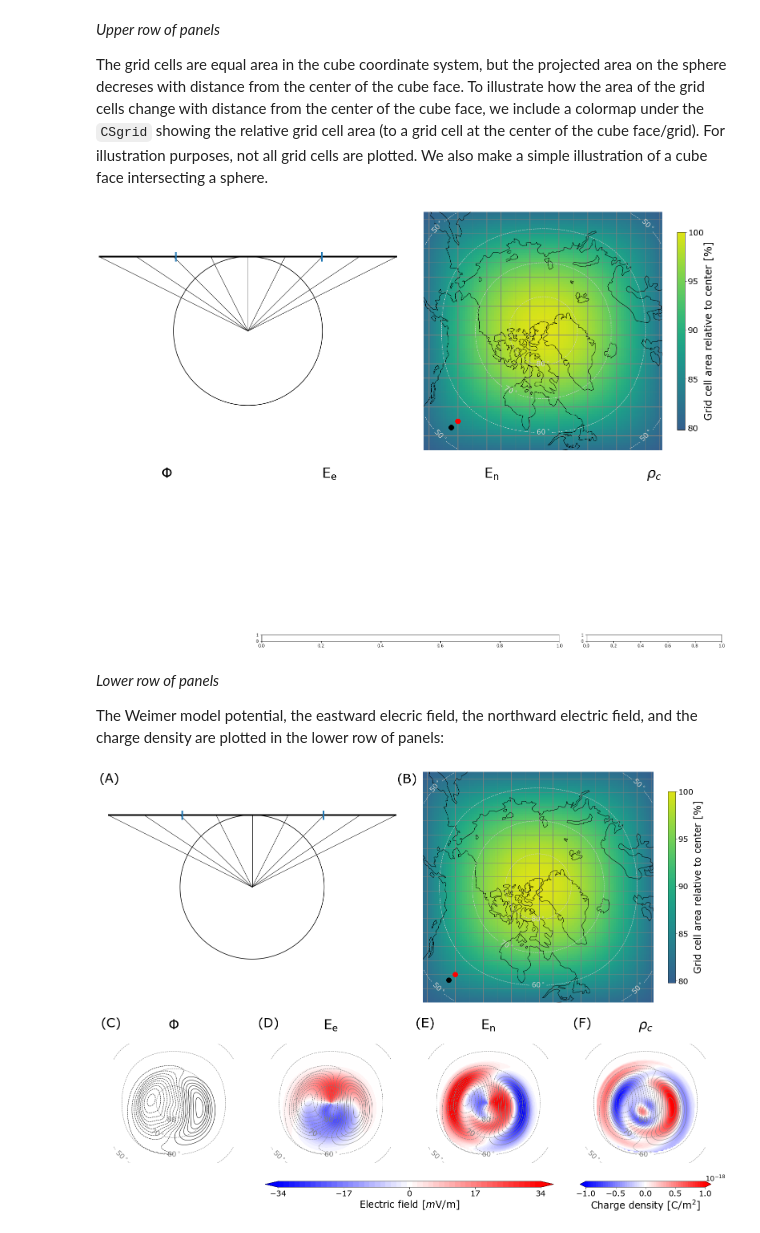
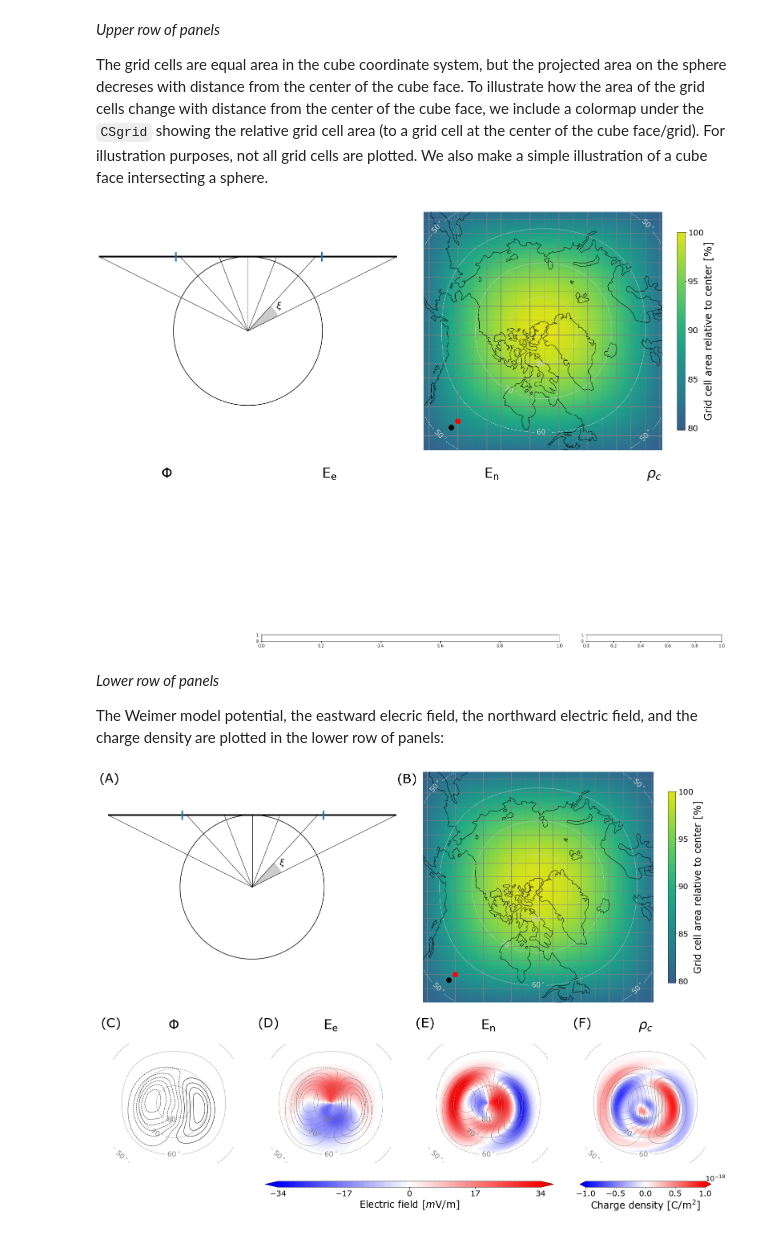
Before and after one commit to klaundal/lompe, a Jupyter notebook: examples/code_paper_figures/01_cubed_sphere_weimer_potential.ipynb, the cells around one changed output. Saved outputs shown, nothing was run; the diff lists cells and outputs as text; code cells hidden in the pictures.

```diff
--- a/examples/code_paper_figures/01_cubed_sphere_weimer_potential.ipynb
+++ b/examples/code_paper_figures/01_cubed_sphere_weimer_potential.ipynb
@@ -58,0 +43,11 @@ Phi     = griddata((xi.flatten(), eta.flatten()), Phi.flatten(), (grid.xi.flatte
+# %%
+# read potential file:
+weimer = np.load('./datasets/interpolated_weimer.npz')
+Phi = weimer['Phi']
+latxx = weimer['lat']
+lonxx = weimer['lon']
+
+# interpolate potential to cubedsphere grid
+xi, eta = grid.projection.geo2cube(lonxx, latxx)
+Phi     = griddata((xi.flatten(), eta.flatten()), Phi.flatten(), (grid.xi.flatten(), grid.eta.flatten()),
+                   fill_value = 0, method = 'cubic').reshape(grid.shape)
@@ -155,9 +165,19 @@ C = a ** 2 + b ** 2 - 16   # function of a circle with radius 4
 axs['onsphere'].contour(a, b, C, levels=[0], colors='black')
 axs['onsphere'].plot([-8,8],[4,4], color='black', lw=4)
 
-# lines from center of sphere to equally spaced regions on grid
-for i in range(-8,9,2):
-    axs['onsphere'].plot([0,i],[0,4], color='black', lw=1)
+# lines from center of sphere to grid - same angle
+totang = np.arctan(8/4)
+for i in np.arange(-totang,totang+.1,totang/3):
+    xdist = np.tan(i)*4
+    axs['onsphere'].plot([0,xdist],[0,4], color='black', lw=1)
+# indicate xi on one of the angles
+xs = [0]
+ys = [0]
+for theta in np.linspace(np.pi/2-(totang/3)*2,np.pi/2-totang,9):
+    xs.append(1.8*np.cos(theta))
+    ys.append(1.8*np.sin(theta))
+axs['onsphere'].fill(xs, ys, color='grey', alpha=.4)
+axs['onsphere'].text(1.5, 1.2, r'$\xi$', size=22)
 
 # indicate grid region from (A) with blue lines
 yedge = np.tan((90-grid.lat.min())*np.pi/180.)*4
@@ -186,34 +206,34 @@ for xi, eta in grid.get_grid_boundaries(geocentric=False):
         continue
     axs['grid'].plot(xi, eta, color='grey', lw=1, zorder=1)
 
 # adjust axis
 xlim, ylim = (grid.xi_mesh[0, 0], grid.xi_mesh[-1, -1]), (grid.eta_mesh[0, 0], grid.eta_mesh[-1, -1])
 axs['grid'].set_ylim(ylim)
 axs['grid'].set_xlim(xlim)
 
 # shade under grid region for relative area
 cmapIn = plt.get_cmap('viridis')
 new_cmap = LinearSegmentedColormap.from_list('trunc({n},{a:.2f},{b:.2f})'.format(n=cmapIn.name, a=.3, b=.95),
                                              cmapIn(np.linspace(.3, .95, 100)))
 ticks = np.linspace(.8, 1, 5)*100
 areas = axs['grid'].pcolormesh(grid.xi, grid.eta, grid.A/grid.A.max()*100,cmap=new_cmap, zorder=0)
 
 # color bar
 cbar1 = fig.colorbar(areas, ax=axs['grid'], location='right', ticks=ticks, orientation='vertical', shrink=.8,
                      aspect=25, pad=.05)
 cbar1.ax.tick_params(labelsize=20)
 cbar1.ax.set_ylabel('Grid cell area relative to center [%]', fontsize=24, labelpad=.2)
 
 # add indication of grid cell center (red) and grid cell corner (black)
 axs['grid'].scatter(grid.xi_mesh[12,14], grid.eta_mesh[12,14], c='red', s=150)
 axs['grid'].scatter(-0.4735, grid.eta[9,11], c='black', s=150)
 
 # add latitude contours
 latargs = {'linestyles':'--', 'linewidths':1, 'levels':np.r_[-80:81:10], 'zorder':2}
 co = axs['grid'].contour(grid.xi, grid.eta, grid.lat, colors='lightgrey', **latargs)
 axs['grid'].clabel(co, co.levels, inline=True, fontsize=18, fmt = '%1.0f$^\circ$');
 # %% [output]
-[figure, old version]
+[figure, new version]
 # %% [markdown]
 _*Lower row of panels*_
 
@@ -230,7 +250,7 @@ for key in axs.keys():
 
 ####### (C) Potential
 
-potlevels = np.r_[-101:101:4]*1e3
+potlevels = np.r_[-38:38:6]*1e3
 axs['potential'].contour(grid.xi, grid.eta, Phi, colors='black', levels=potlevels, linewidths=1)
 
 # add potential contours to plots (D)-(F)
@@ -278,7 +298,7 @@ fig.savefig('./output_figures/01CSexample.png')
 
 fig
 # %% [output]
-[figure, old version]
+[figure, new version]
 # %% [markdown]
 The parameters are plotted in the cubed-sphere $\xi, \eta$ projection. Note that the center of the grid is at the north magentic pole.
 
```
Also changed, not shown: parts of 4 cells of this notebook, 15 other files.
